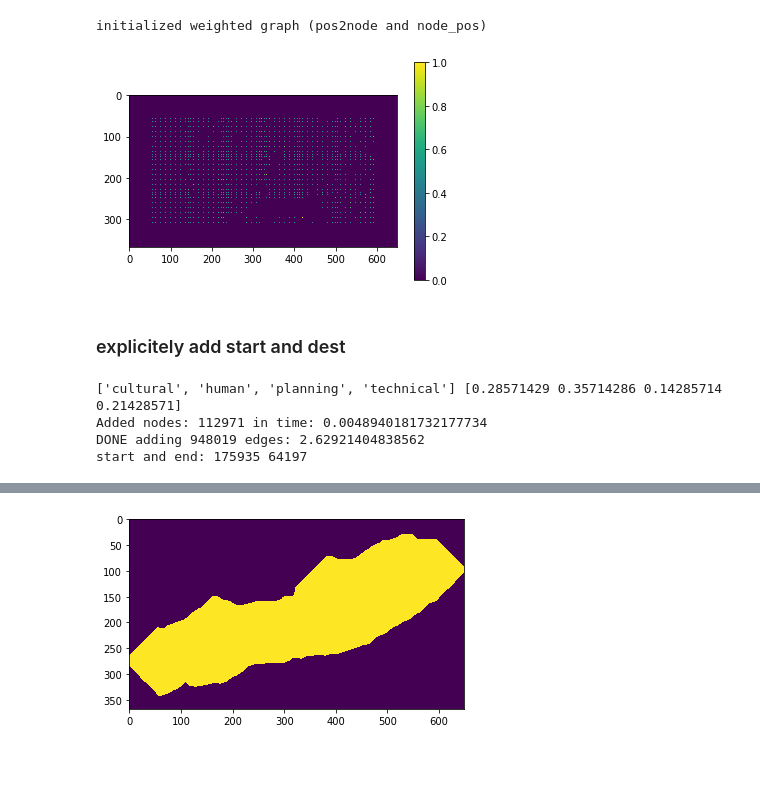
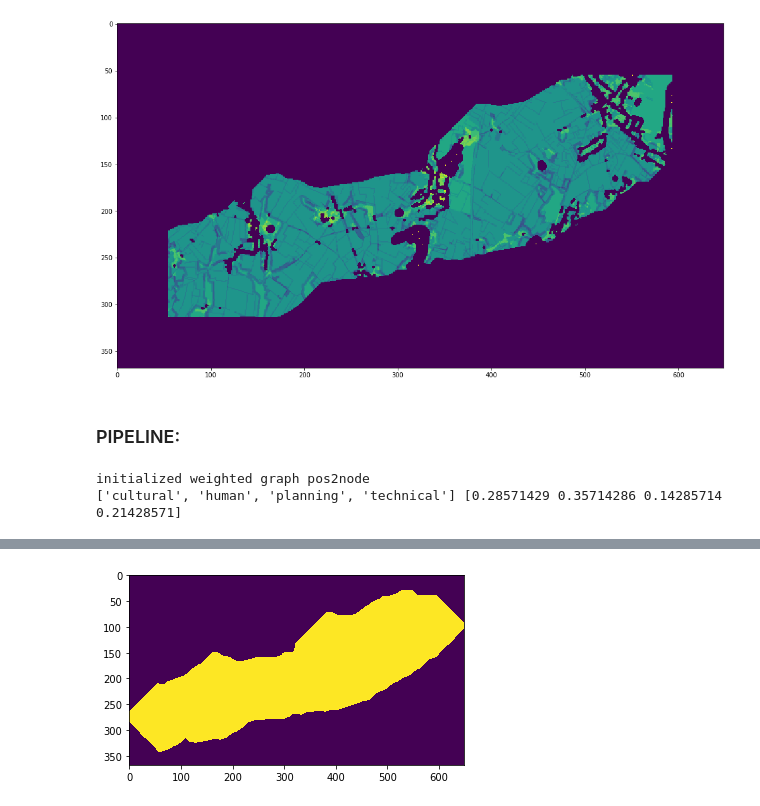
Before and after one commit to NinaWie/PowerPlanner, a Jupyter notebook: notebooks/scale_pipeline.ipynb, the cells around one changed output, grey strips where cells are left out. Drawn from its saved outputs; the diff is of its cells as text; code cells hidden in the pictures; blank space fills up the shorter version.

Commit message:
refactor, add pipeline

```diff
--- a/notebooks/scale_pipeline.ipynb
+++ b/notebooks/scale_pipeline.ipynb
@@ -37,14 +134,18 @@ MAX_ANGLE = 0.5 * np.pi
+# %%
+plt.figure(figsize=(20,10))
+plt.imshow(graph.cost_rest[2])
+plt.show()
+# %% [output]
+[figure, added]
+# %% [markdown]
+### PIPELINE:
 # %%
+### Initialize graph
 graph = WeightedGraph(
         instance, instance_corr, graphtool=1, verbose=1
     )
+graph.set_edge_costs(LAYER_CLASSES, CLASS_WEIGHT)
+graph.set_shift(PYLON_DIST_MIN, PYLON_DIST_MAX, vec, MAX_ANGLE)
 # %% [output]
-initialized weighted graph (pos2node and node_pos)
+initialized weighted graph pos2node
+['cultural', 'human', 'planning', 'technical'] [0.28571429 0.35714286 0.14285714 0.21428571]
-# %%
-plt.imshow(graph.cost_rest[2])
-plt.colorbar()
-plt.show()
-# %% [output]
-[figure, removed]
-# %% [markdown]
-### explicitely add start and dest
@@ -54,15 +151,0 @@ graph.cost_rest[:, start_inds[0], start_inds[1]] = instance[:, start_inds[0], st
-# %%
-graph.set_edge_costs(LAYER_CLASSES, CLASS_WEIGHT)
-graph.set_shift(PYLON_DIST_MIN, PYLON_DIST_MAX, vec, MAX_ANGLE)
-# add nodes and vertices
-graph.add_nodes()
-graph.add_edges()
-# weighted sum of all costs
-graph.sum_costs()
-source_v, target_v = graph.add_start_and_dest(start_inds, dest_inds)
-print("start and end:", source_v, target_v)
-# %% [output]
-['cultural', 'human', 'planning', 'technical'] [0.28571429 0.35714286 0.14285714 0.21428571]
-Added nodes: 112971 in time: 0.0048940181732177734
-DONE adding 948019 edges: 2.62921404838562
-start and end: 175935 64197
```
Also changed, not shown: parts of 48 cells of this notebook, 14 other files.
